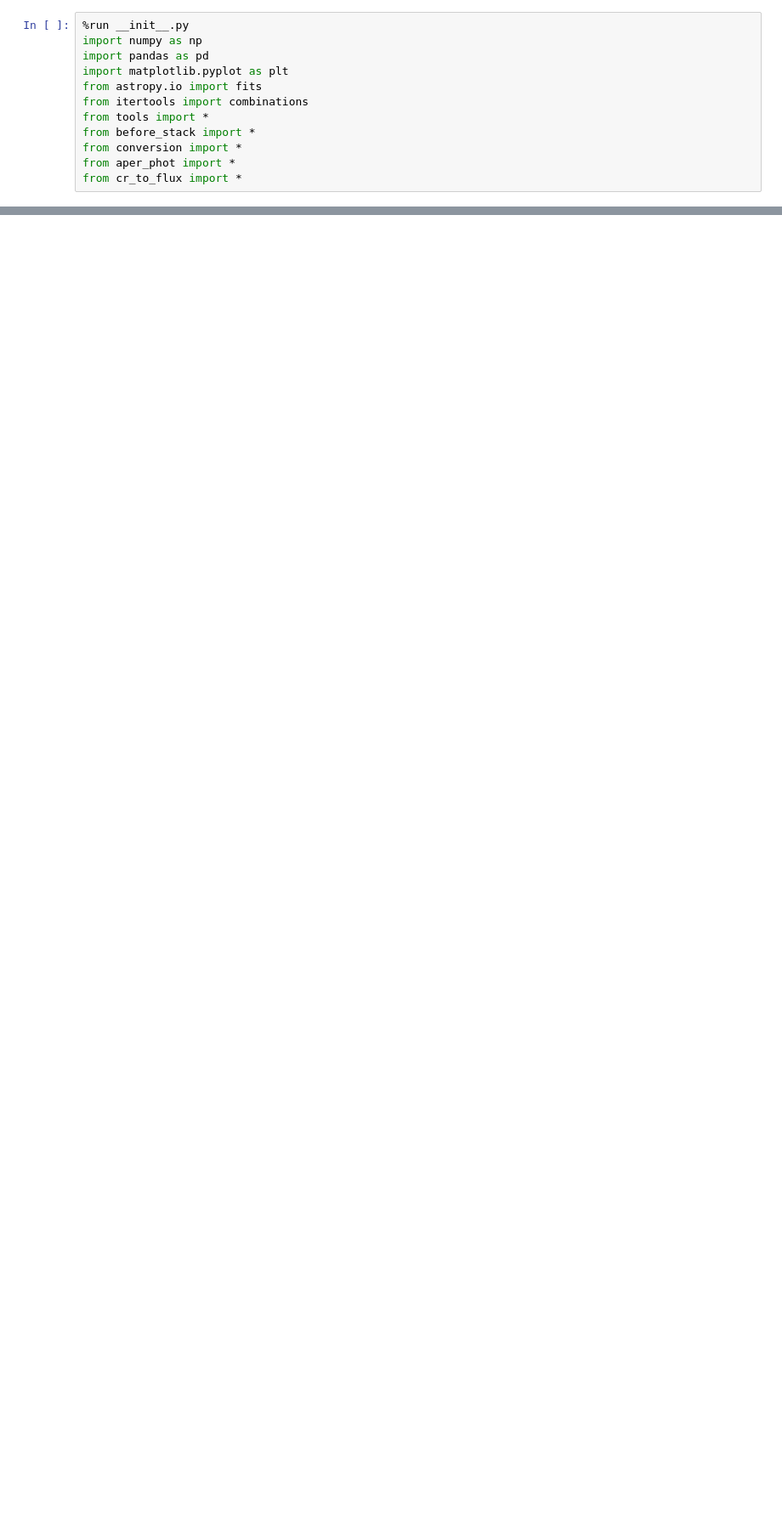
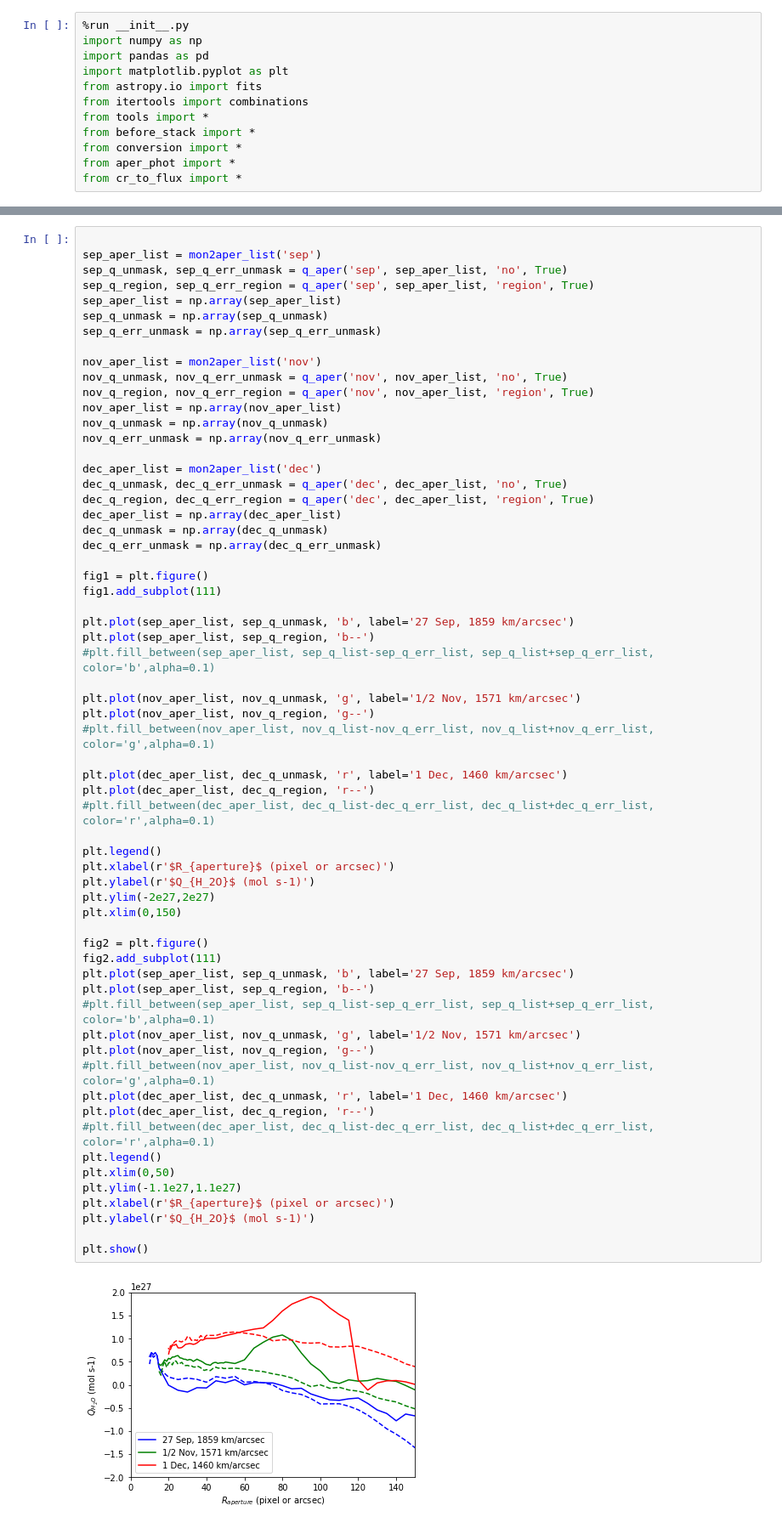
Before and after one commit to zexixing/SwiftUVOT-Data-Analysing, a Jupyter notebook: note/sub_phot.ipynb, the cells around one changed output, grey strips where cells are left out. Shown at 85% size. Drawn from its saved outputs; the diff is of its cells as text; blank space fills up the shorter version.

```diff
--- a/note/sub_phot.ipynb
+++ b/note/sub_phot.ipynb
@@ -35,0 +303,64 @@ fits_sub('dec_stack_uw1.fits', 'dec_stack_uvv.fits', 'dec')
+# %%
+
+sep_aper_list = mon2aper_list('sep')
+sep_q_unmask, sep_q_err_unmask = q_aper('sep', sep_aper_list, 'no', True)
+sep_q_region, sep_q_err_region = q_aper('sep', sep_aper_list, 'region', True)
+sep_aper_list = np.array(sep_aper_list)
+sep_q_unmask = np.array(sep_q_unmask)
+sep_q_err_unmask = np.array(sep_q_err_unmask)
+
+nov_aper_list = mon2aper_list('nov')
+nov_q_unmask, nov_q_err_unmask = q_aper('nov', nov_aper_list, 'no', True)
+nov_q_region, nov_q_err_region = q_aper('nov', nov_aper_list, 'region', True)
+nov_aper_list = np.array(nov_aper_list)
+nov_q_unmask = np.array(nov_q_unmask)
+nov_q_err_unmask = np.array(nov_q_err_unmask)
+
+dec_aper_list = mon2aper_list('dec')
+dec_q_unmask, dec_q_err_unmask = q_aper('dec', dec_aper_list, 'no', True)
+dec_q_region, dec_q_err_region = q_aper('dec', dec_aper_list, 'region', True)
+dec_aper_list = np.array(dec_aper_list)
+dec_q_unmask = np.array(dec_q_unmask)
+dec_q_err_unmask = np.array(dec_q_err_unmask)
+
+fig1 = plt.figure()
+fig1.add_subplot(111)
+
+plt.plot(sep_aper_list, sep_q_unmask, 'b', label='27 Sep, 1859 km/arcsec')
+plt.plot(sep_aper_list, sep_q_region, 'b--')
+#plt.fill_between(sep_aper_list, sep_q_list-sep_q_err_list, sep_q_list+sep_q_err_list, color='b',alpha=0.1)
+
+plt.plot(nov_aper_list, nov_q_unmask, 'g', label='1/2 Nov, 1571 km/arcsec')
+plt.plot(nov_aper_list, nov_q_region, 'g--')
+#plt.fill_between(nov_aper_list, nov_q_list-nov_q_err_list, nov_q_list+nov_q_err_list, color='g',alpha=0.1)
+
+plt.plot(dec_aper_list, dec_q_unmask, 'r', label='1 Dec, 1460 km/arcsec')
+plt.plot(dec_aper_list, dec_q_region, 'r--')
+#plt.fill_between(dec_aper_list, dec_q_list-dec_q_err_list, dec_q_list+dec_q_err_list, color='r',alpha=0.1)
+
+plt.legend()
+plt.xlabel(r'$R_{aperture}$ (pixel or arcsec)')
+plt.ylabel(r'$Q_{H_2O}$ (mol s-1)')
+plt.ylim(-2e27,2e27)
+plt.xlim(0,150)
+
+fig2 = plt.figure()
+fig2.add_subplot(111)
+plt.plot(sep_aper_list, sep_q_unmask, 'b', label='27 Sep, 1859 km/arcsec')
+plt.plot(sep_aper_list, sep_q_region, 'b--')
+#plt.fill_between(sep_aper_list, sep_q_list-sep_q_err_list, sep_q_list+sep_q_err_list, color='b',alpha=0.1)
+plt.plot(nov_aper_list, nov_q_unmask, 'g', label='1/2 Nov, 1571 km/arcsec')
+plt.plot(nov_aper_list, nov_q_region, 'g--')
+#plt.fill_between(nov_aper_list, nov_q_list-nov_q_err_list, nov_q_list+nov_q_err_list, color='g',alpha=0.1)
+plt.plot(dec_aper_list, dec_q_unmask, 'r', label='1 Dec, 1460 km/arcsec')
+plt.plot(dec_aper_list, dec_q_region, 'r--')
+#plt.fill_between(dec_aper_list, dec_q_list-dec_q_err_list, dec_q_list+dec_q_err_list, color='r',alpha=0.1)
+plt.legend()
+plt.xlim(0,50)
+plt.ylim(-1.1e27,1.1e27)
+plt.xlabel(r'$R_{aperture}$ (pixel or arcsec)')
+plt.ylabel(r'$Q_{H_2O}$ (mol s-1)')
+
+plt.show()
+# %% [output]
+[figure, added]
```
Also changed, not shown: parts of 12 cells of this notebook, 24 other files.
